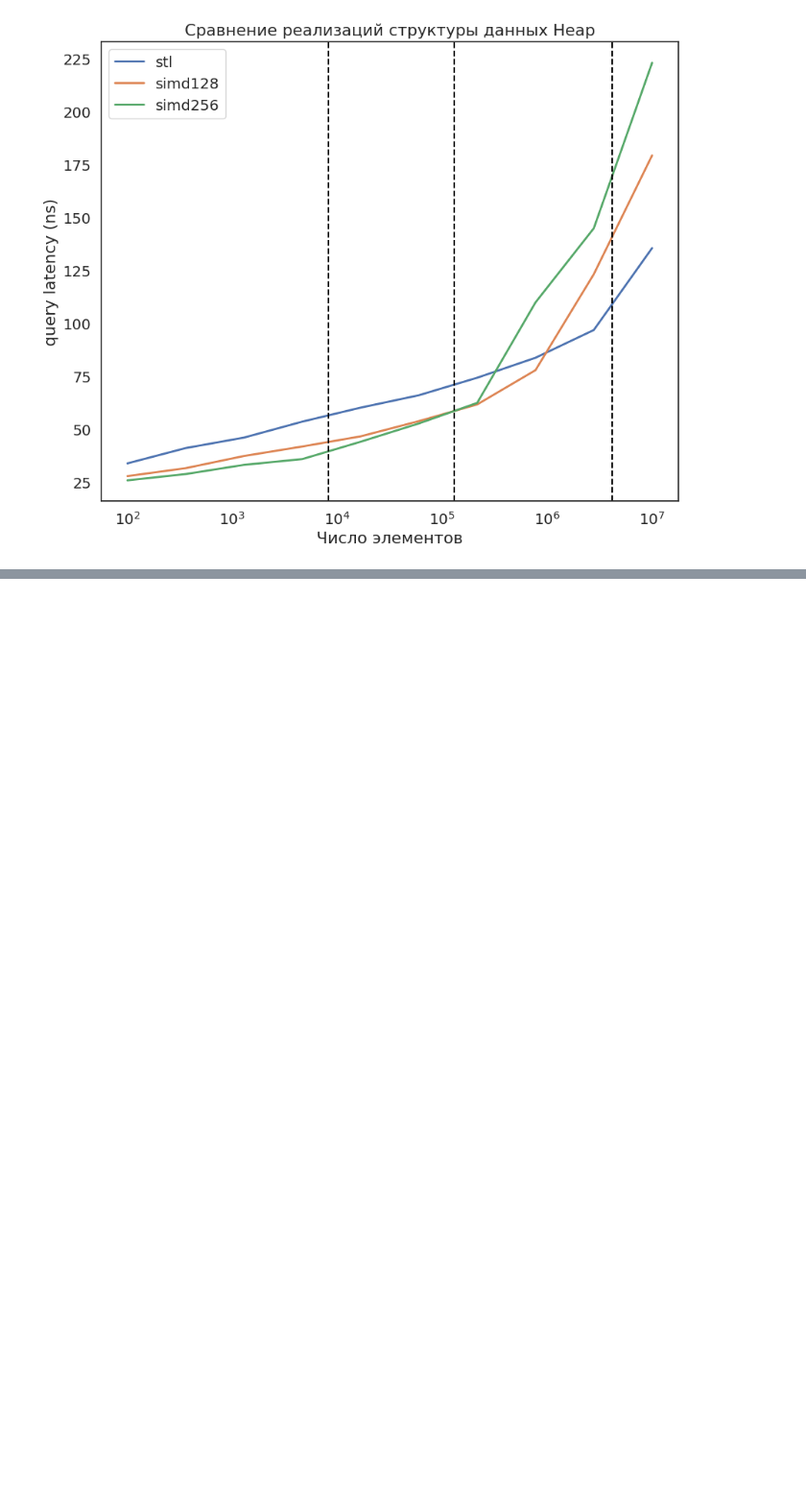
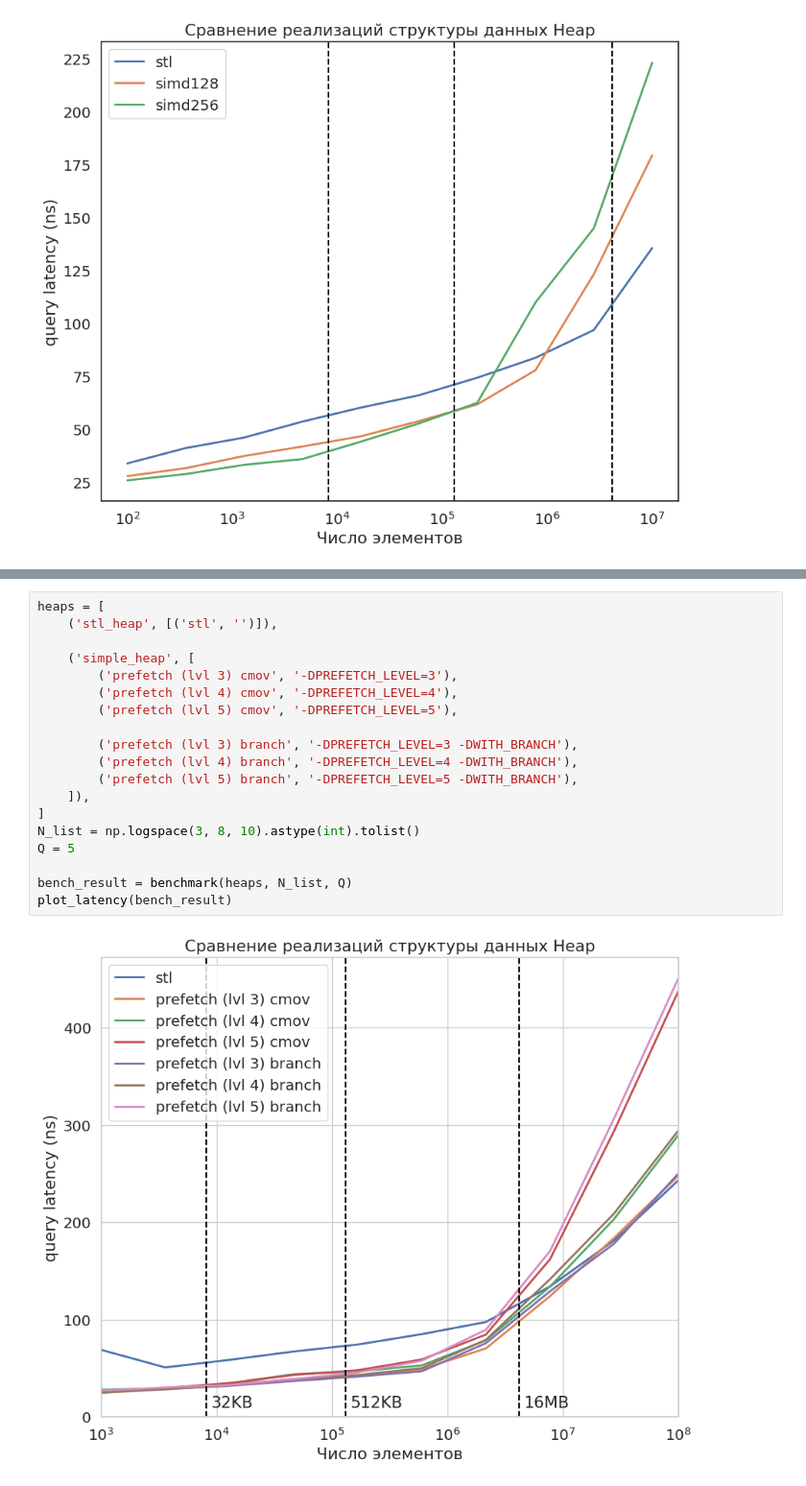
Before and after one commit to maxgaponov/fast-heaps, a Jupyter notebook: benchmark.ipynb, the cells around one changed output, grey strips where cells are left out. Shown at 96% size. Drawn from its saved outputs; the diff is of its cells as text; blank space fills up the shorter version.

```diff
--- a/benchmark.ipynb
+++ b/benchmark.ipynb
@@ -188,0 +244,21 @@ plot_latency(bench_result)
+# %%
+heaps = [
+    ('stl_heap', [('stl', '')]),
+
+    ('simple_heap', [
+        ('prefetch (lvl 3) cmov', '-DPREFETCH_LEVEL=3'),
+        ('prefetch (lvl 4) cmov', '-DPREFETCH_LEVEL=4'),
+        ('prefetch (lvl 5) cmov', '-DPREFETCH_LEVEL=5'),
+
+        ('prefetch (lvl 3) branch', '-DPREFETCH_LEVEL=3 -DWITH_BRANCH'),
+        ('prefetch (lvl 4) branch', '-DPREFETCH_LEVEL=4 -DWITH_BRANCH'),
+        ('prefetch (lvl 5) branch', '-DPREFETCH_LEVEL=5 -DWITH_BRANCH'),
+    ]),
+]
+N_list = np.logspace(3, 8, 10).astype(int).tolist()
+Q = 5
+
+bench_result = benchmark(heaps, N_list, Q)
+plot_latency(bench_result)
+# %% [output]
+[figure, added]
```
Also changed, not shown: parts of 16 cells of this notebook, 13 other files.
